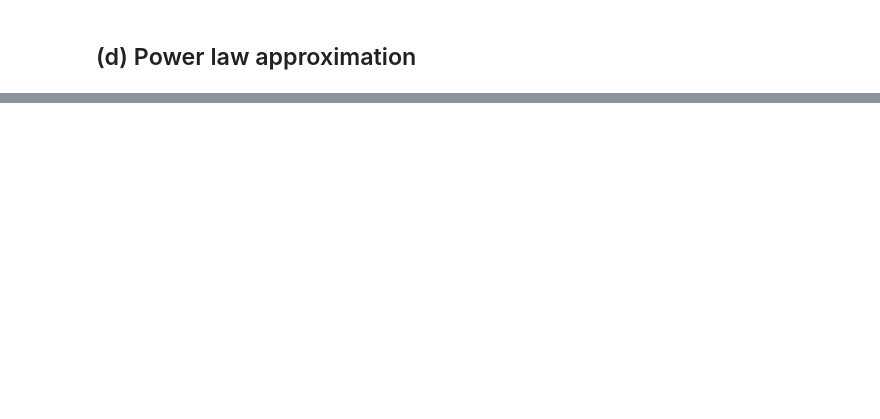
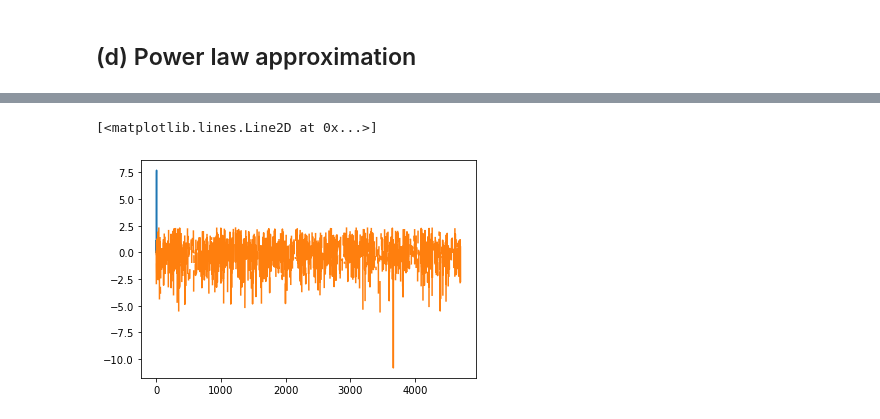
Before and after one commit to HWolf08/biophysics, a Jupyter notebook: week-05/problem-5.24.ipynb, the cells around one changed output, grey strips where cells are left out. Saved outputs shown, nothing was run; the diff lists cells and outputs as text; code cells hidden in the pictures; blank space fills up the shorter version.

```diff
--- a/week-05/problem-5.24.ipynb
+++ b/week-05/problem-5.24.ipynb
@@ -71,2 +72,7 @@ Text(0.5, 1.0, 'log_gaussian')
 # %% [markdown]
 ## (d) Power law approximation
+# %%
+s = np.random.default_rng().standard_cauchy(5000)
+s = s[(s>-10) & (s<10)]
+plt.hist(s, bins=100)
+plt.show()
@@ -72,0 +81,9 @@ Text(0.5, 1.0, 'log_gaussian')
+# %%
+log_counts = np.log(count)
+log_cauchy = np.log(s)
+
+plt.plot(log_counts)
+plt.plot(log_cauchy)
+# %% [output]
+[<matplotlib.lines.Line2D at 0x...>]
+[figure, added]
```
Also changed, not shown: parts of 7 cells of this notebook.
